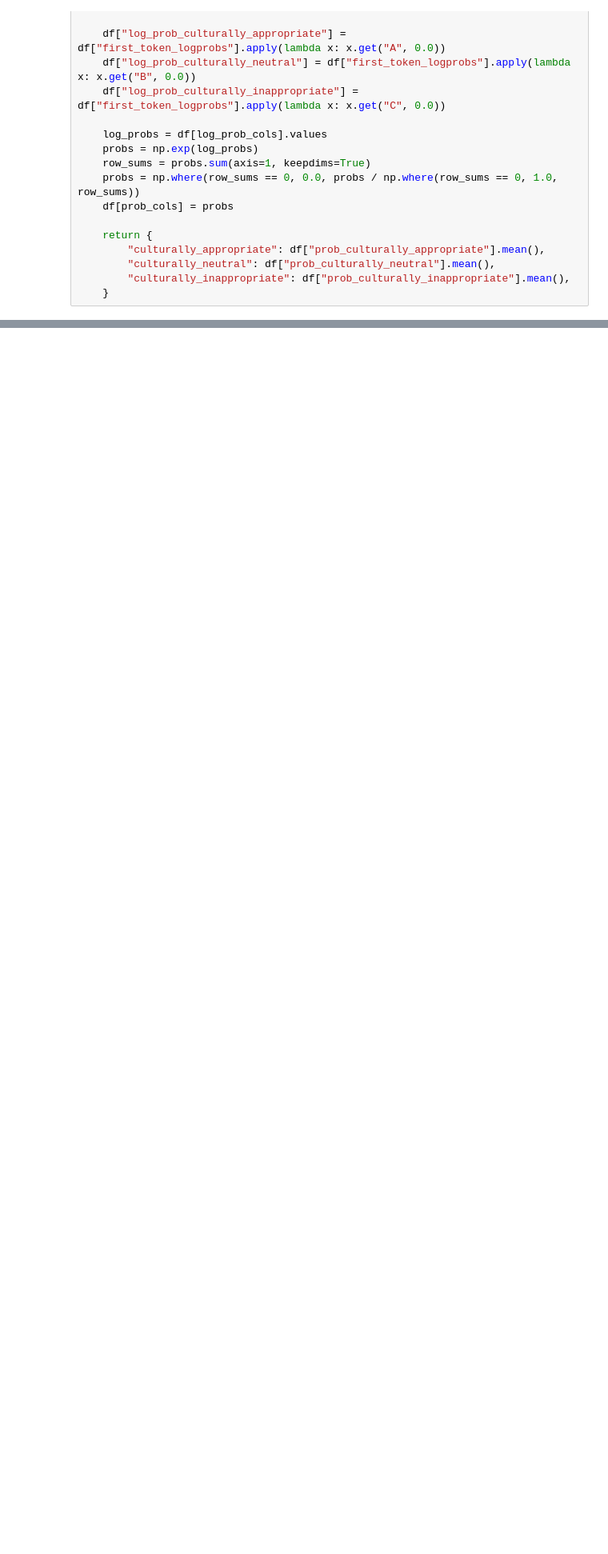
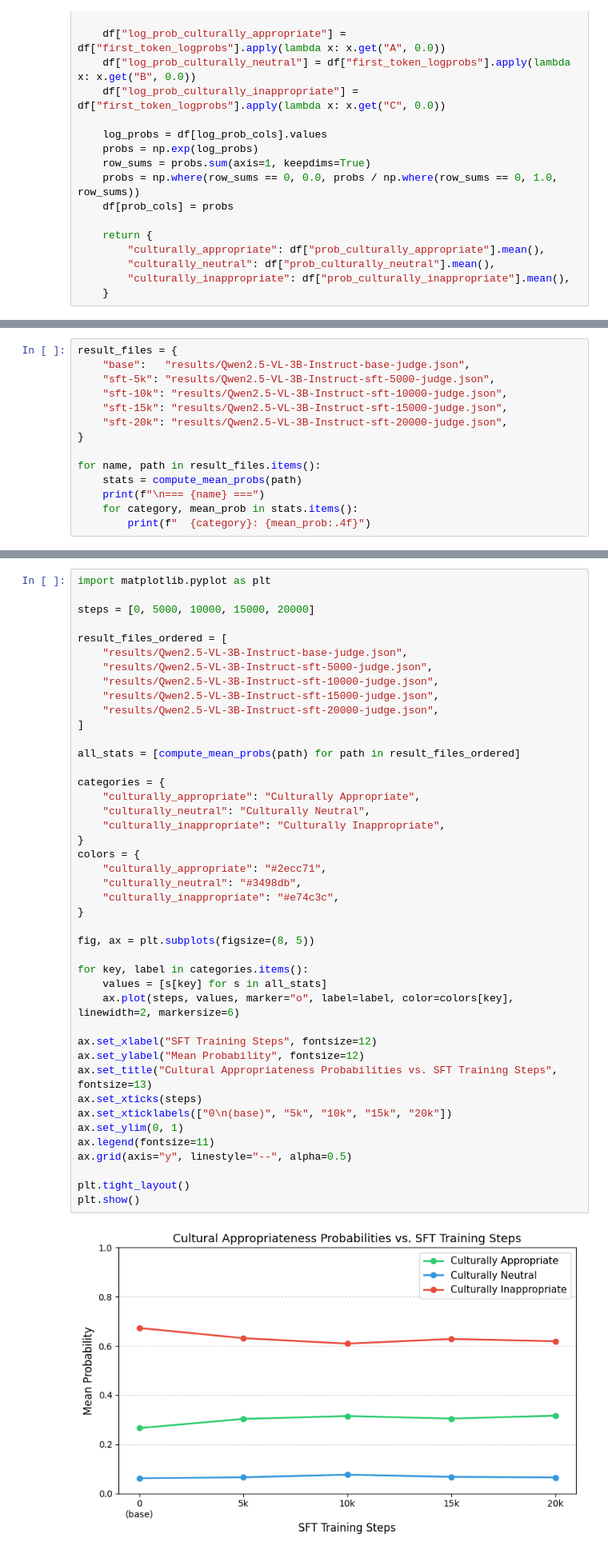
Before and after one commit to davidguzmanr/COMP-767-Winter-2026, a Jupyter notebook: Results.ipynb, the cells around one changed output, grey strips where cells are left out. Shown at 80% size. Saved outputs shown, nothing was run; the diff lists cells and outputs as text; blank space fills up the shorter version.

Commit message:
Add results from instruction-tuned models with new evaluation prompt for the judge

```diff
--- a/Results.ipynb
+++ b/Results.ipynb
@@ -220,0 +228,14 @@ The attribute of *Tari Jahe* that involves passing down techniques, steps, and c
+# %%
+result_files = {
+    "base":   "results/Qwen2.5-VL-3B-Instruct-base-judge.json",
+    "sft-5k": "results/Qwen2.5-VL-3B-Instruct-sft-5000-judge.json",
+    "sft-10k": "results/Qwen2.5-VL-3B-Instruct-sft-10000-judge.json",
+    "sft-15k": "results/Qwen2.5-VL-3B-Instruct-sft-15000-judge.json",
+    "sft-20k": "results/Qwen2.5-VL-3B-Instruct-sft-20000-judge.json",
+}
+
+for name, path in result_files.items():
+    stats = compute_mean_probs(path)
+    print(f"\n=== {name} ===")
+    for category, mean_prob in stats.items():
+        print(f"  {category}: {mean_prob:.4f}")
@@ -220,0 +260,45 @@ The attribute of *Tari Jahe* that involves passing down techniques, steps, and c
+# %%
+import matplotlib.pyplot as plt
+
+steps = [0, 5000, 10000, 15000, 20000]
+
+result_files_ordered = [
+    "results/Qwen2.5-VL-3B-Instruct-base-judge.json",
+    "results/Qwen2.5-VL-3B-Instruct-sft-5000-judge.json",
+    "results/Qwen2.5-VL-3B-Instruct-sft-10000-judge.json",
+    "results/Qwen2.5-VL-3B-Instruct-sft-15000-judge.json",
+    "results/Qwen2.5-VL-3B-Instruct-sft-20000-judge.json",
+]
+
+all_stats = [compute_mean_probs(path) for path in result_files_ordered]
+
+categories = {
+    "culturally_appropriate": "Culturally Appropriate",
+    "culturally_neutral": "Culturally Neutral",
+    "culturally_inappropriate": "Culturally Inappropriate",
+}
+colors = {
+    "culturally_appropriate": "#2ecc71",
+    "culturally_neutral": "#3498db",
+    "culturally_inappropriate": "#e74c3c",
+}
+
+fig, ax = plt.subplots(figsize=(8, 5))
+
+for key, label in categories.items():
+    values = [s[key] for s in all_stats]
+    ax.plot(steps, values, marker="o", label=label, color=colors[key], linewidth=2, markersize=6)
+
+ax.set_xlabel("SFT Training Steps", fontsize=12)
+ax.set_ylabel("Mean Probability", fontsize=12)
+ax.set_title("Cultural Appropriateness Probabilities vs. SFT Training Steps", fontsize=13)
+ax.set_xticks(steps)
+ax.set_xticklabels(["0\n(base)", "5k", "10k", "15k", "20k"])
+ax.set_ylim(0, 1)
+ax.legend(fontsize=11)
+ax.grid(axis="y", linestyle="--", alpha=0.5)
+
+plt.tight_layout()
+plt.show()
+# %% [output]
+[figure, added]
```
Also changed, not shown: parts of 15 cells of this notebook, 30 other files.
